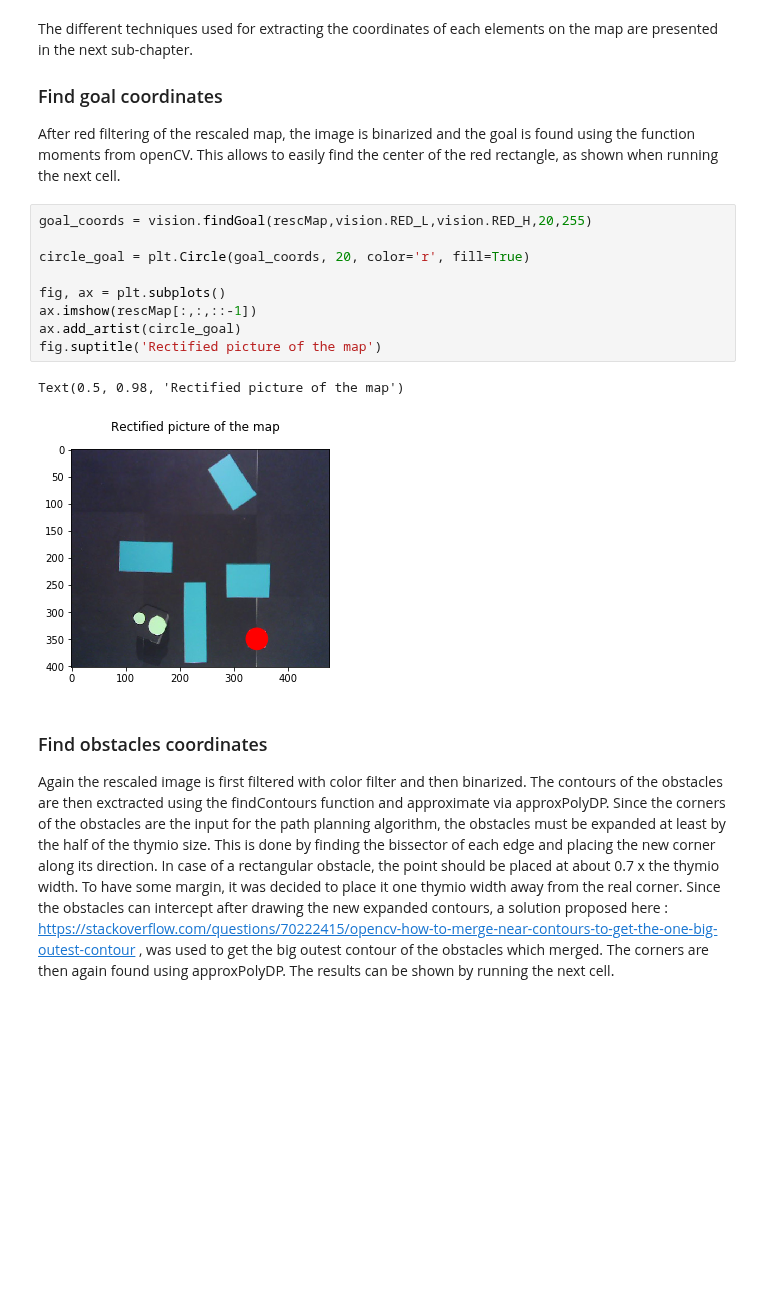
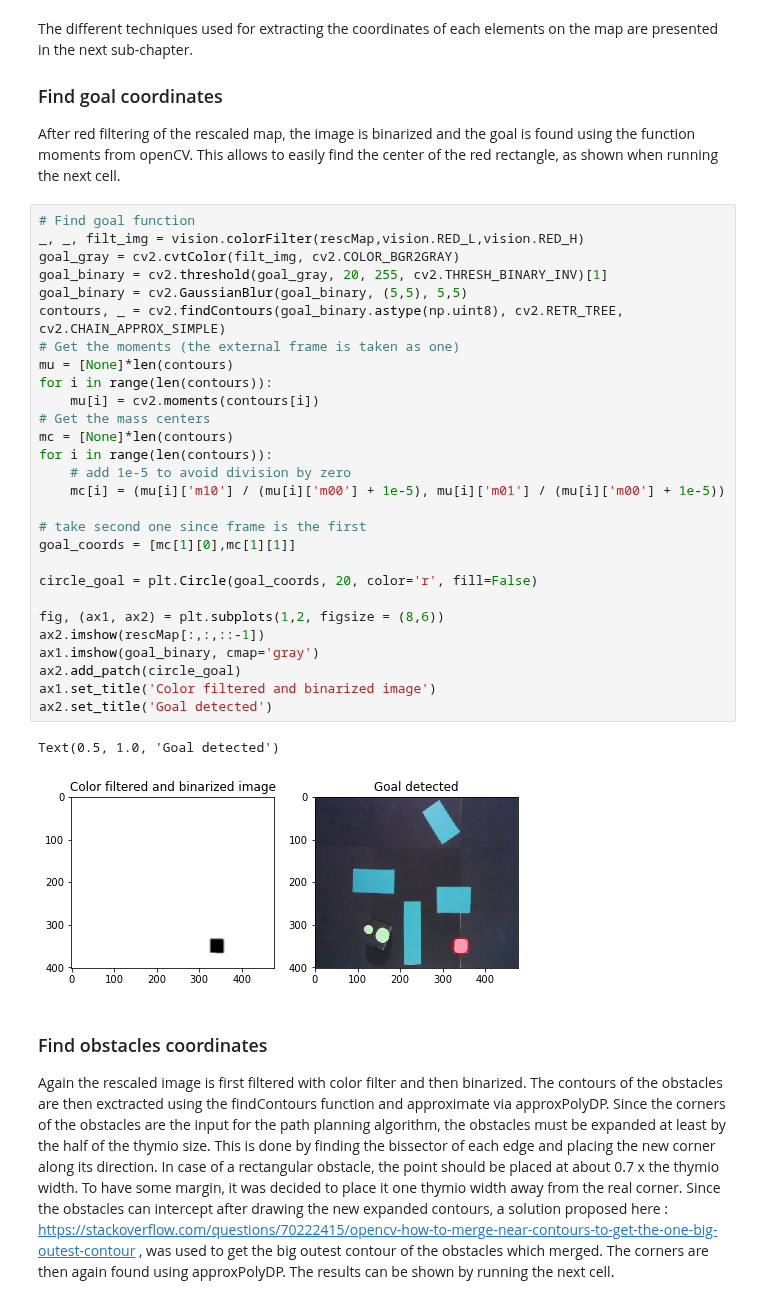
Before and after one commit to RobinJunod/Project_thymio, a Jupyter notebook: main.ipynb, the cells around one changed output. Cells and saved outputs as stored; diff of their text form; blank space fills up the shorter version.

```diff
--- a/main.ipynb
+++ b/main.ipynb
@@ -104,18 +156,37 @@ ax4.imshow(green[:,:,::-1])
 The different techniques used for extracting the coordinates of each elements on the map are presented in the next sub-chapter.
 ### Find goal coordinates
 After red filtering of the rescaled map, the image is binarized and the goal is found using the function moments from openCV. This allows to easily find the center of the red rectangle, as shown when running the next cell.
-# %%
-goal_coords = vision.findGoal(rescMap,vision.RED_L,vision.RED_H,20,255)
-
-circle_goal = plt.Circle(goal_coords, 20, color='r', fill=True)
-
-fig, ax = plt.subplots()
-ax.imshow(rescMap[:,:,::-1])
-ax.add_artist(circle_goal)
-fig.suptitle('Rectified picture of the map')
-# %% [output]
-Text(0.5, 0.98, 'Rectified picture of the map')
-[figure, removed]
+# %%
+# Find goal function
+_, _, filt_img = vision.colorFilter(rescMap,vision.RED_L,vision.RED_H)
+goal_gray = cv2.cvtColor(filt_img, cv2.COLOR_BGR2GRAY)
+goal_binary = cv2.threshold(goal_gray, 20, 255, cv2.THRESH_BINARY_INV)[1]
+goal_binary = cv2.GaussianBlur(goal_binary, (5,5), 5,5)
+contours, _ = cv2.findContours(goal_binary.astype(np.uint8), cv2.RETR_TREE, cv2.CHAIN_APPROX_SIMPLE)
+# Get the moments (the external frame is taken as one)
+mu = [None]*len(contours)
+for i in range(len(contours)):
+    mu[i] = cv2.moments(contours[i])
+# Get the mass centers
+mc = [None]*len(contours)
+for i in range(len(contours)):
+    # add 1e-5 to avoid division by zero
+    mc[i] = (mu[i]['m10'] / (mu[i]['m00'] + 1e-5), mu[i]['m01'] / (mu[i]['m00'] + 1e-5))
+
+# take second one since frame is the first
+goal_coords = [mc[1][0],mc[1][1]]
+
+circle_goal = plt.Circle(goal_coords, 20, color='r', fill=False)
+
+fig, (ax1, ax2) = plt.subplots(1,2, figsize = (8,6))
+ax2.imshow(rescMap[:,:,::-1])
+ax1.imshow(goal_binary, cmap='gray')
+ax2.add_patch(circle_goal)
+ax1.set_title('Color filtered and binarized image')
+ax2.set_title('Goal detected')
+# %% [output]
+Text(0.5, 1.0, 'Goal detected')
+[figure, added]
 # %% [markdown]
 ### Find obstacles coordinates
 Again the rescaled image is first filtered with color filter and then binarized. The contours of the obstacles are then exctracted using the findContours function and approximate via approxPolyDP. Since the corners of the obstacles are the input for the path planning algorithm, the obstacles must be expanded at least by the half of the thymio size. This is done by finding the bissector of each edge and placing the new corner along its direction. In case of a rectangular obstacle, the point should be placed at about 0.7 x the thymio width. To have some margin, it was decided to place it one thymio width away from the real corner. Since the obstacles can intercept after drawing the new expanded contours, a solution proposed here : https://stackoverflow.com/questions/70222415/opencv-how-to-merge-near-contours-to-get-the-one-big-outest-contour , was used to get the big outest contour of the obstacles which merged. The corners are then again found using approxPolyDP. The results can be shown by running the next cell.
```
Also changed, not shown: parts of 7 cells of this notebook.
